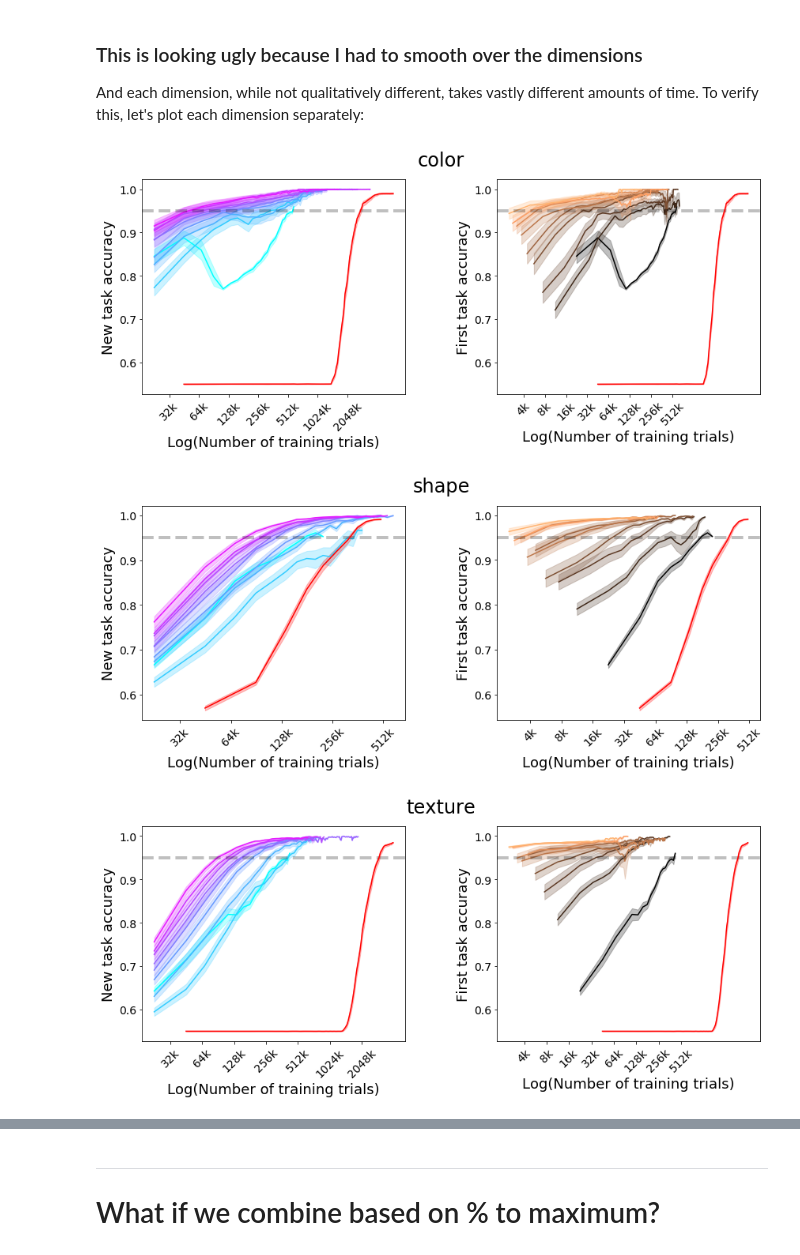
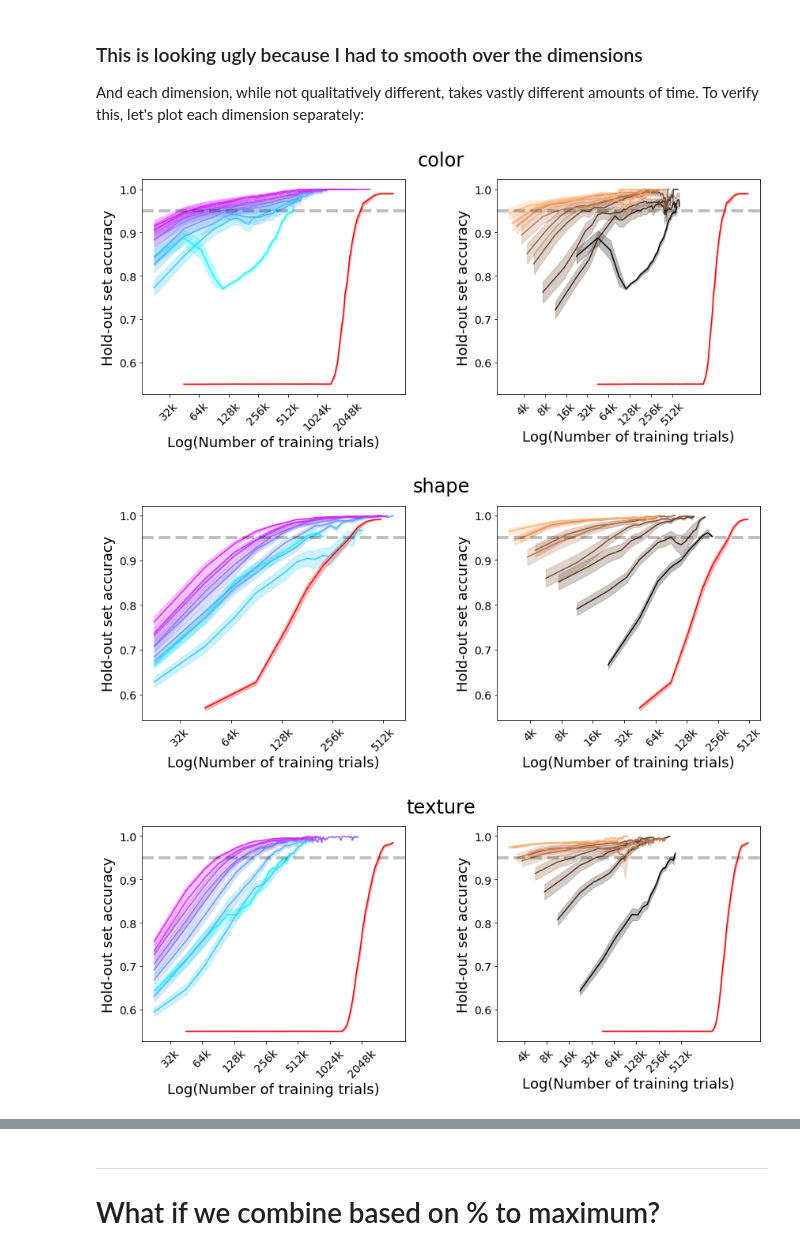
Before and after one commit to guydav/deep-learning-projects, a Jupyter notebook: notebooks/Simultaneous_Training_Plots.ipynb, the cells around one changed output, grey strips where cells are left out. Cells and saved outputs as stored; diff of their text form; code cells hidden in the pictures.

Commit message:
Final commit of plots for the author response.

```diff
--- a/notebooks/Simultaneous_Training_Plots.ipynb
+++ b/notebooks/Simultaneous_Training_Plots.ipynb
@@ -50,7 +50,7 @@ NUM_TIMES_TRAINED_COLORMAP = 'copper'
 cache = analysis.refresh_cache()
 print(cache.keys())
 
-six_replications_analyses = cache['six_replications_analyses']
+six_replications_updated_analyses = cache['six_replications_updated_analyses']
 simultaneous_training_analyses = cache['simultaneous_training_analyses']
 # %% [output]
 dict_keys(['six_replications_analyses', 'control_analyses', 'query_mod_replications', 'six_replications_updated_analyses', 'updated_control_analyses', 'query_mod_updated_analyses', 'forgetting_curves_ ...
@@ -108,34 +108,35 @@ And each dimension, while not qualitatively different, takes vastly different am
 # %%
 for dimension_index in range(3):
     figure = plt.figure(figsize=(NCOLS * COL_WIDTH + WIDTH_SPACING, NROWS * ROW_HEIGHT + HEIGHT_SPACING))
     plt.subplots_adjust(hspace=0.4, wspace=0.35)
     figure.suptitle(analysis.DIMENSION_NAMES[dimension_index], **TITLE_FONT_DICT)
 
     raw_accuracy_axes = (plt.subplot(NROWS, NCOLS, 1), plt.subplot(NROWS, NCOLS, 2))
-    plots.both_raw_accuracy_plots(six_replications_analyses, '', dimension_index=dimension_index,
+    plots.both_raw_accuracy_plots(six_replications_updated_analyses, '', dimension_index=dimension_index,
                                   shade_error=True, font_dict=multi_plot_font_dict, log_x=True,
                                   new_task_colormap=QUERY_ORDINAL_POSITION_COMORLAP,
                                   first_task_colormap=NUM_TIMES_TRAINED_COLORMAP, title_font_dict=title_font_dict,
+                                  y_labels=('Hold-out set accuracy', 'Hold-out set accuracy'),
                                   hline_y=0.95, first_task_title='', new_task_title='', add_colorbars=False,
                                   external_axes=raw_accuracy_axes, plot_consecutive=False)
 
     # add the simultaneous training plots
 
     TRIALS_PER_EPOCH = 45000
 
     simultaneous_y = simultaneous_training_analyses[dimension_index].mean
     simultaneous_sem = simultaneous_training_analyses[dimension_index].sem
 
     simultaneous_length = simultaneous_y.shape[0]
     simultaneous_x = np.arange(1, simultaneous_length + 1) * TRIALS_PER_EPOCH
 
     for ax in raw_accuracy_axes:
         ax.plot(simultaneous_x, simultaneous_y, color='red')
         ax.fill_between(simultaneous_x,
                         simultaneous_y - simultaneous_sem,
                         simultaneous_y + simultaneous_sem,
                         color='red', alpha=0.25)
 # %% [output]
-[figure, old version]
+[figure, new version]
-[figure, old version]
+[figure, new version]
-[figure, old version]
+[figure, new version]
```
Also changed, not shown: parts of 3 cells of this notebook, 5 other files.
